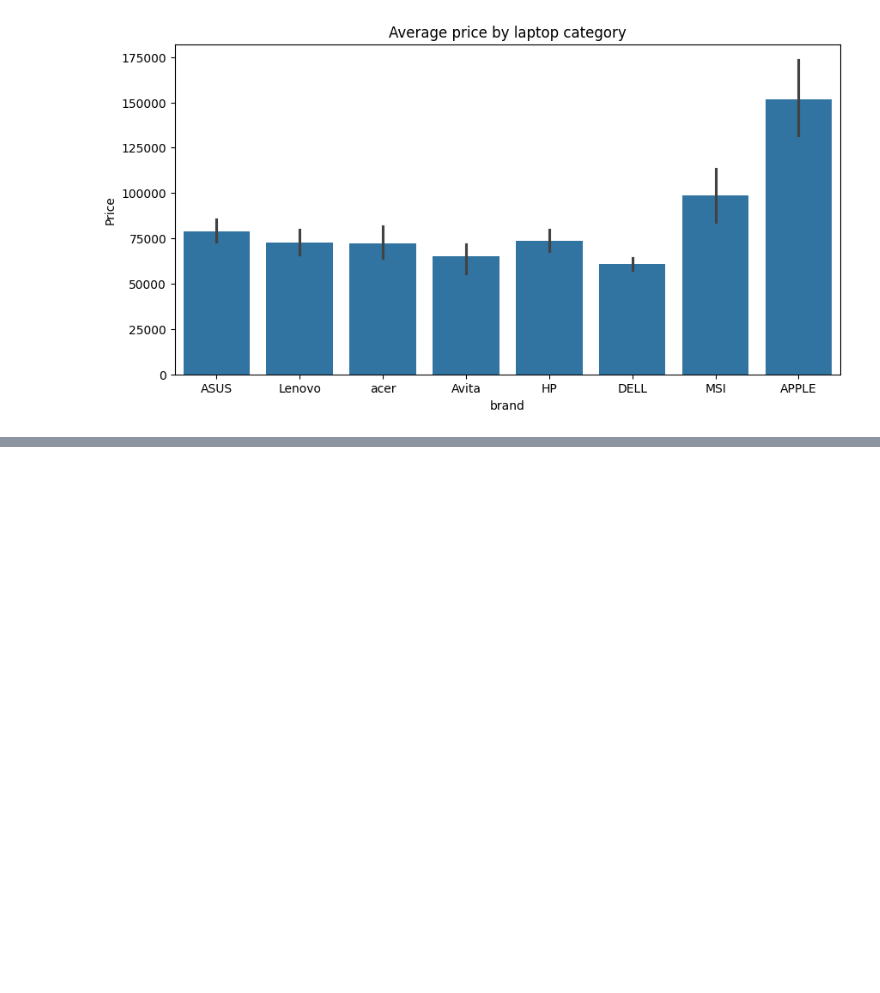
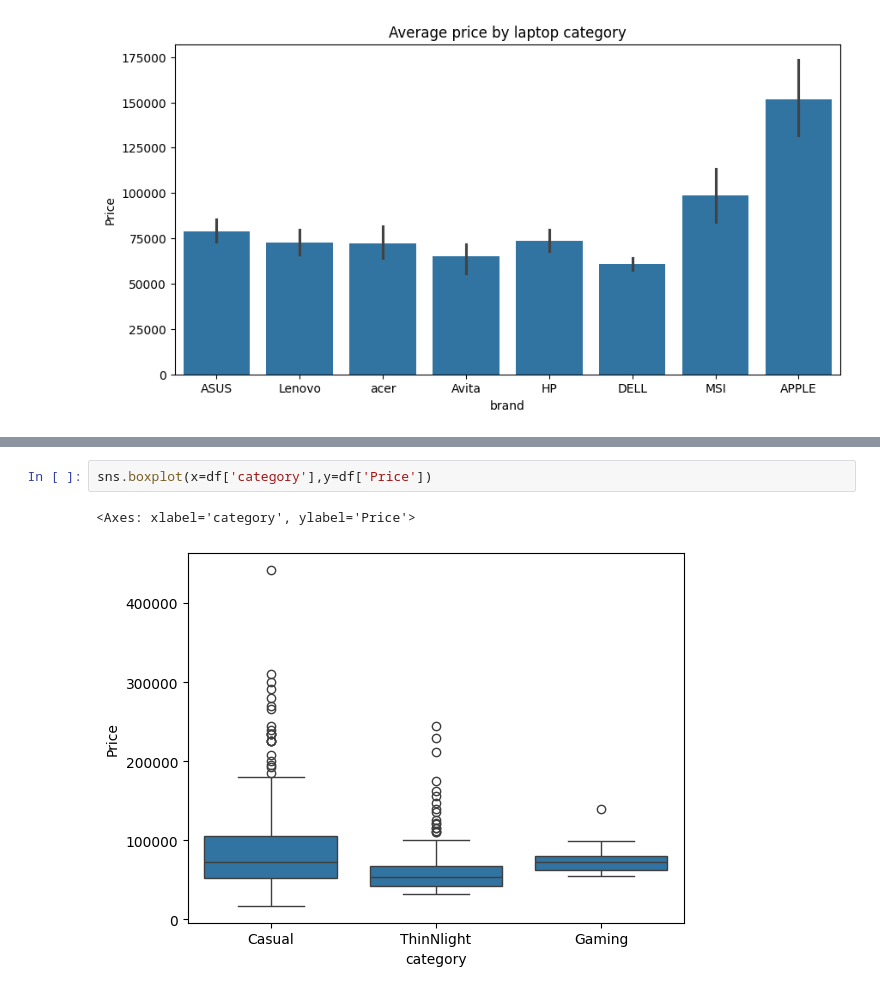
Before and after one commit to imadh-au/Laptop-Price-Analysis, a Jupyter notebook: Data_Cleaning.ipynb, the cells around one changed output, grey strips where cells are left out. Saved outputs shown, nothing was run; the diff lists cells and outputs as text; blank space fills up the shorter version.

```diff
--- a/Data_Cleaning.ipynb
+++ b/Data_Cleaning.ipynb
@@ -94,0 +110,5 @@ plt.show()
+# %%
+sns.boxplot(x=df['category'],y=df['Price'])
+# %% [output]
+<Axes: xlabel='category', ylabel='Price'>
+[figure, added]
```
Also changed, not shown: parts of 4 cells of this notebook.
